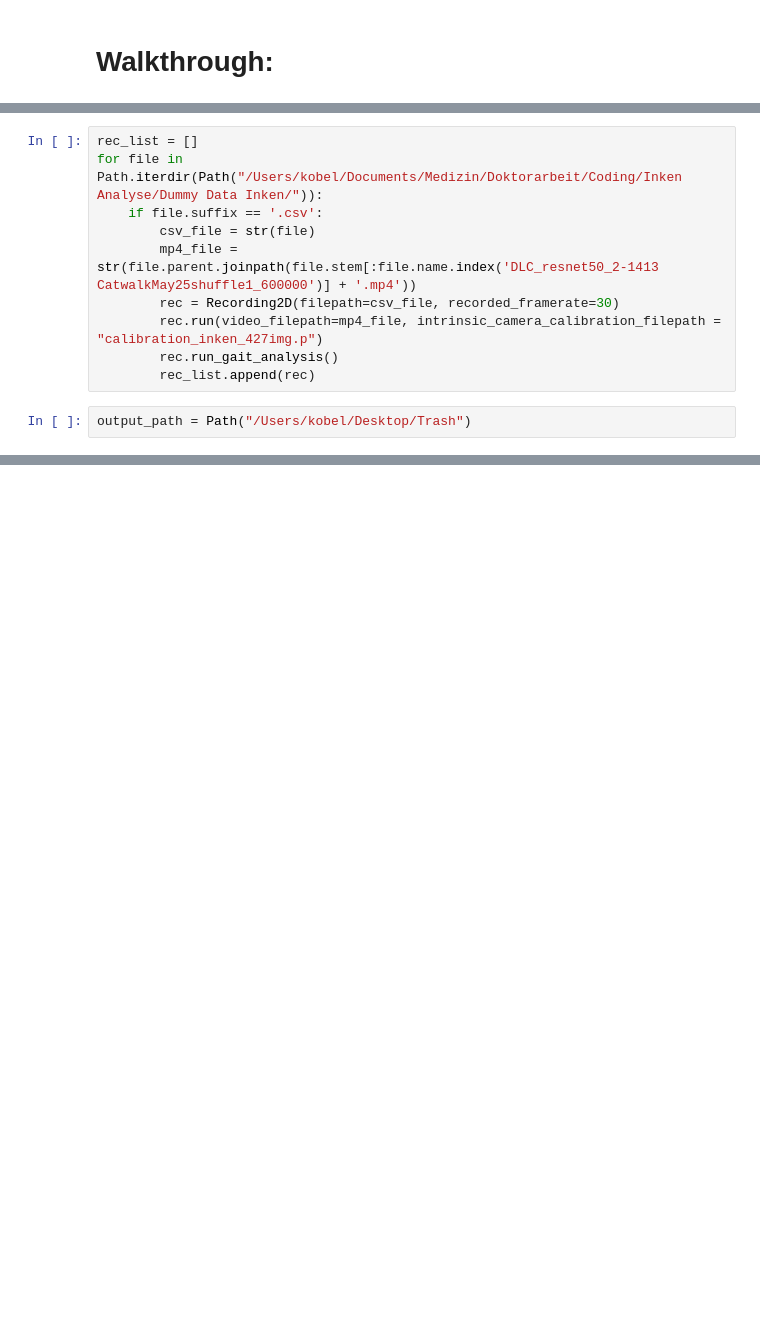
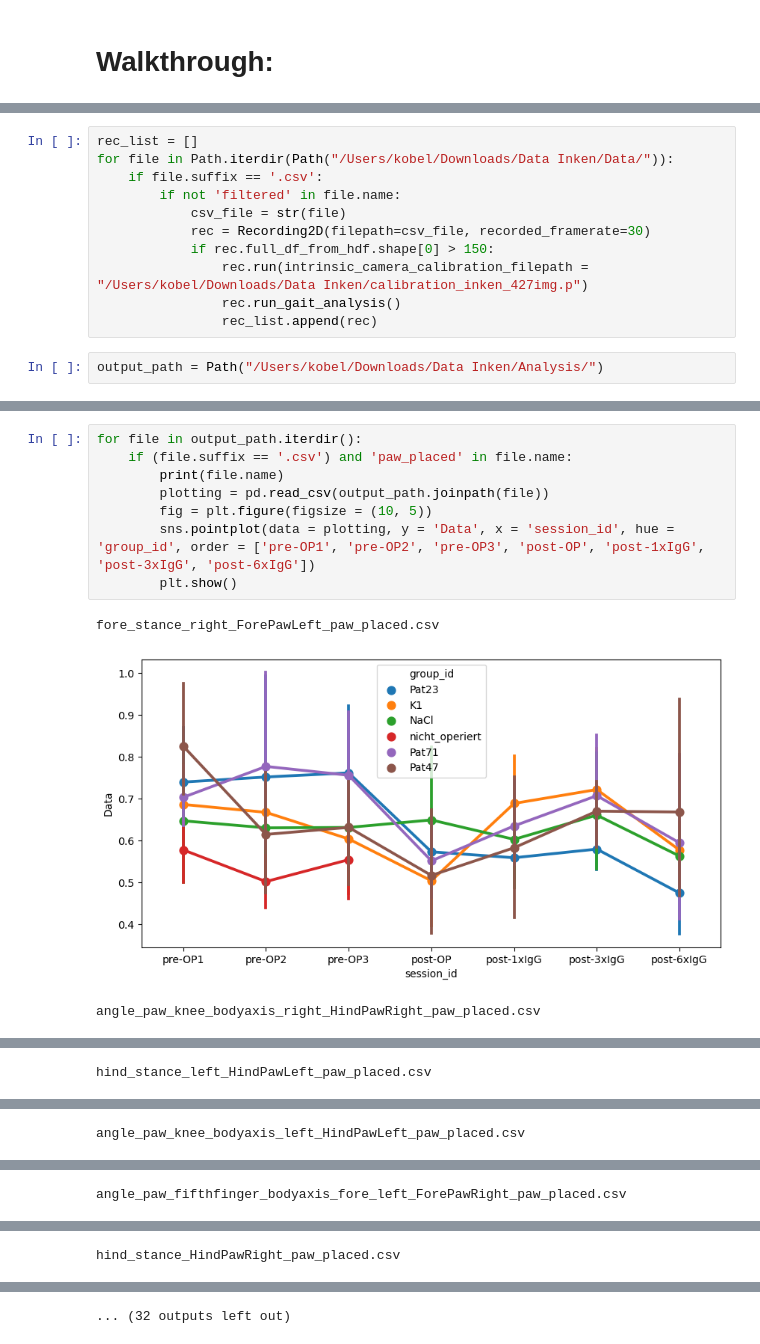
Before and after one commit to KonKob/Catwalk, a Jupyter notebook: Walkthrough.ipynb, the cells around one changed output, grey strips where cells are left out. Cells and saved outputs as stored; diff of their text form; blank space fills up the shorter version.

Commit message:
First version of the analysis

```diff
--- a/Walkthrough.ipynb
+++ b/Walkthrough.ipynb
@@ -14,14 +16,15 @@ import pandas as pd
 %matplotlib inline
 # %%
 rec_list = []
-for file in Path.iterdir(Path("/Users/kobel/Documents/Medizin/Doktorarbeit/Coding/Inken Analyse/Dummy Data Inken/")):
+for file in Path.iterdir(Path("/Users/kobel/Downloads/Data Inken/Data/")):
     if file.suffix == '.csv':
-        csv_file = str(file)
-        mp4_file = str(file.parent.joinpath(file.stem[:file.name.index('DLC_resnet50_2-1413 CatwalkMay25shuffle1_600000')] + '.mp4'))
-        rec = Recording2D(filepath=csv_file, recorded_framerate=30)
-        rec.run(video_filepath=mp4_file, intrinsic_camera_calibration_filepath = "calibration_inken_427img.p")
-        rec.run_gait_analysis()
-        rec_list.append(rec)
+        if not 'filtered' in file.name:
+            csv_file = str(file)
+            rec = Recording2D(filepath=csv_file, recorded_framerate=30)
+            if rec.full_df_from_hdf.shape[0] > 150:
+                rec.run(intrinsic_camera_calibration_filepath = "/Users/kobel/Downloads/Data Inken/calibration_inken_427img.p")
+                rec.run_gait_analysis()
+                rec_list.append(rec)
 # %%
-output_path = Path("/Users/kobel/Desktop/Trash")
+output_path = Path("/Users/kobel/Downloads/Data Inken/Analysis/")
 # %%
@@ -33,0 +71,12 @@ for parameter in rec_list[0].parameters_paw_placed:
+# %%
+for file in output_path.iterdir():
+    if (file.suffix == '.csv') and 'paw_placed' in file.name:
+        print(file.name)
+        plotting = pd.read_csv(output_path.joinpath(file))
+        fig = plt.figure(figsize = (10, 5))
+        sns.pointplot(data = plotting, y = 'Data', x = 'session_id', hue = 'group_id', order = ['pre-OP1', 'pre-OP2', 'pre-OP3', 'post-OP', 'post-1xIgG', 'post-3xIgG', 'post-6xIgG'])
+        plt.show()
+# %% [output]
+fore_stance_right_ForePawLeft_paw_placed.csv
+[figure, added]
+angle_paw_knee_bodyaxis_right_HindPawRight_paw_placed.csv
@@ -33,0 +84 @@ for parameter in rec_list[0].parameters_paw_placed:
+hind_stance_left_HindPawLeft_paw_placed.csv
@@ -33,0 +86 @@ for parameter in rec_list[0].parameters_paw_placed:
+angle_paw_knee_bodyaxis_left_HindPawLeft_paw_placed.csv
@@ -33,0 +88 @@ for parameter in rec_list[0].parameters_paw_placed:
+angle_paw_fifthfinger_bodyaxis_fore_left_ForePawRight_paw_placed.csv
@@ -33,0 +90 @@ for parameter in rec_list[0].parameters_paw_placed:
+hind_stance_HindPawRight_paw_placed.csv
@@ -34 +92,2 @@ for parameter in rec_list[0].parameters_paw_placed:
+... (32 outputs left out)
 # %%
```
Also changed, not shown: parts of 7 cells of this notebook, 2 other files.
